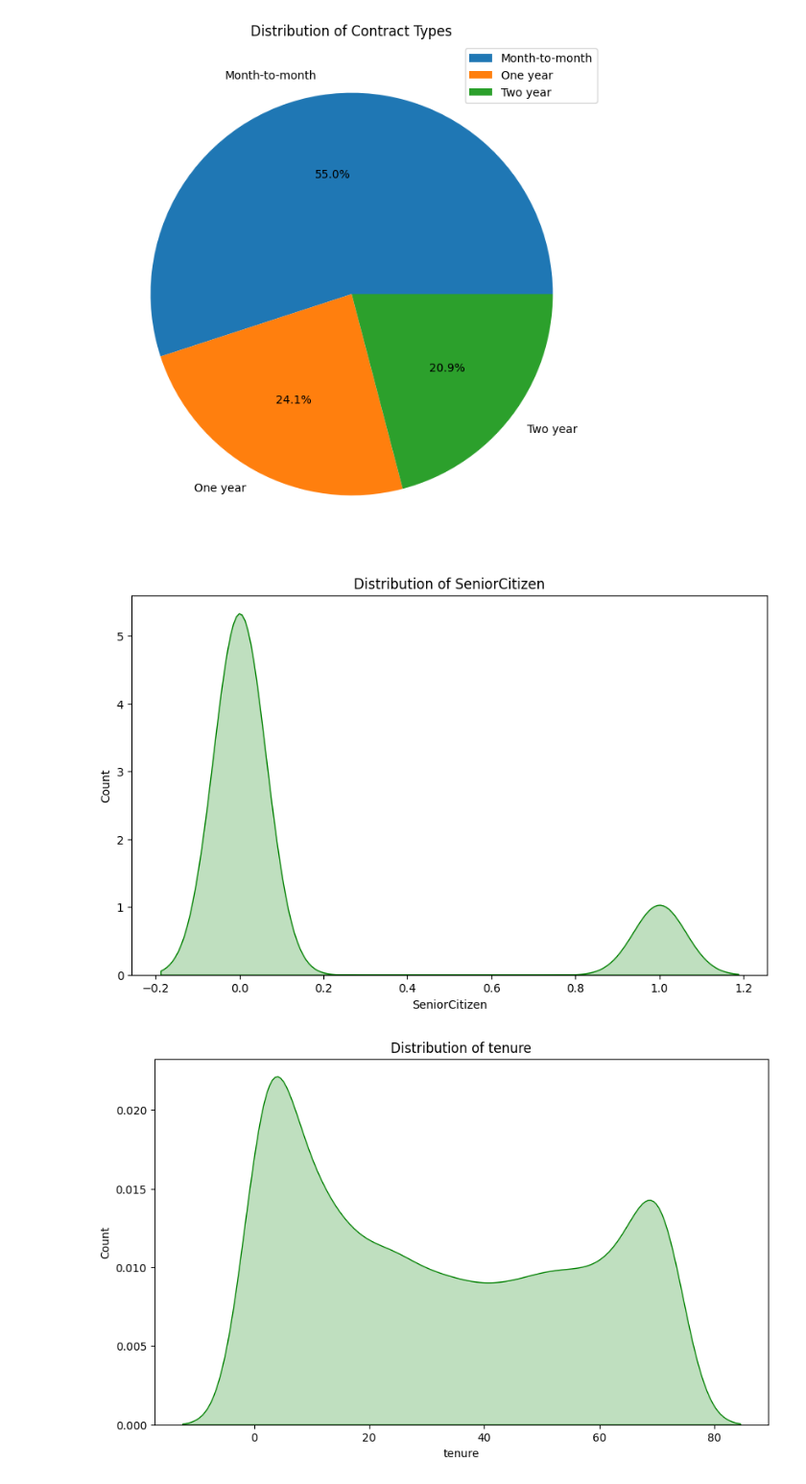
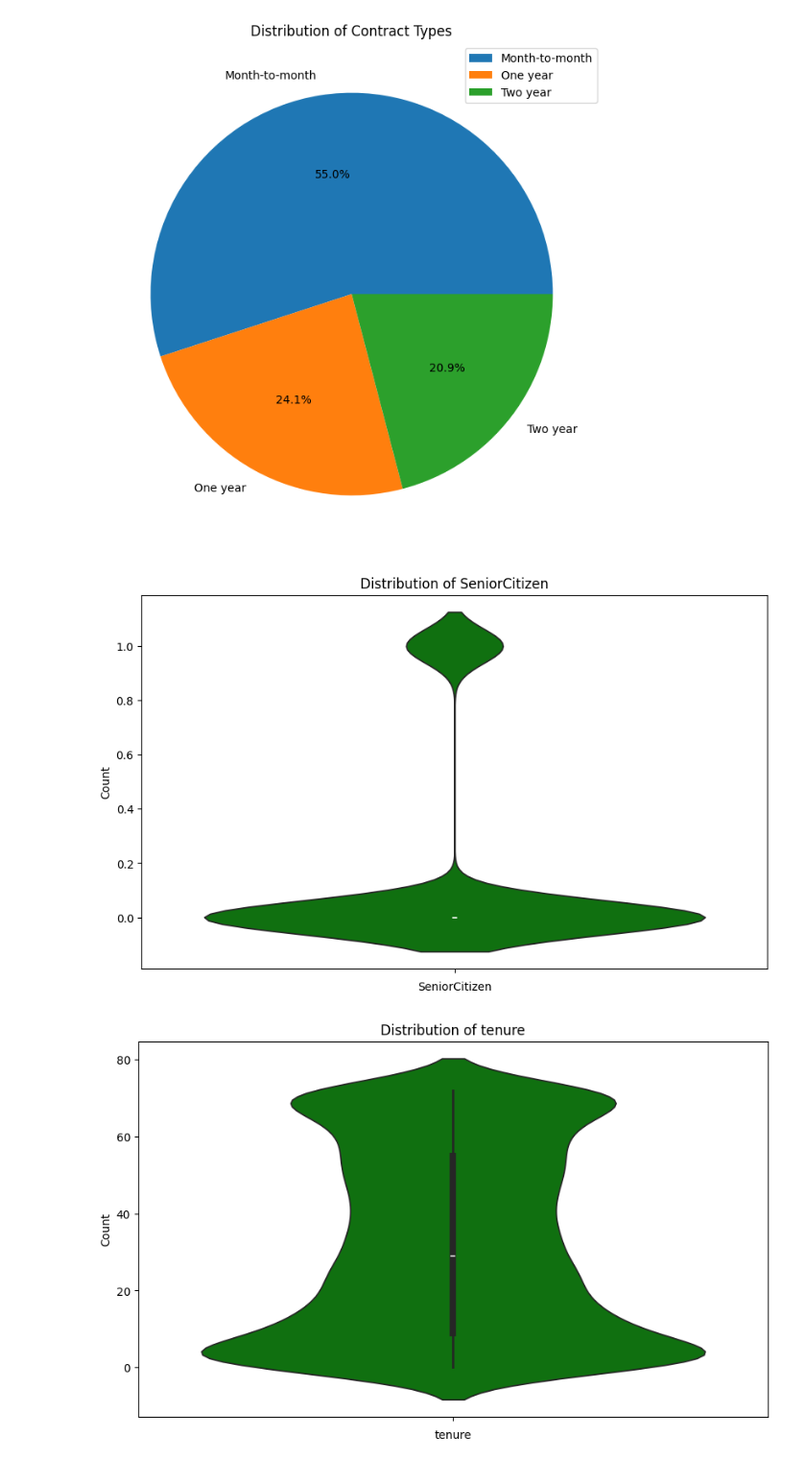
Before and after one commit to elmoujahidayoub171/Customer-Churn-Prediction, a Jupyter notebook: notebooks/eda.ipynb, the cells around one changed output. Shown at 96% size. Cells and saved outputs as stored; diff of their text form; code cells hidden in the pictures.

```diff
--- a/notebooks/eda.ipynb
+++ b/notebooks/eda.ipynb
@@ -117,13 +117,14 @@ plt.legend(labels=data["Contract"].unique() , loc="upper right")
 <matplotlib.legend.Legend at 0x...>
 [figure]
 # %%
+# Distribution of Senior Citizens, Tenure, and Monthly Charges
 x =['SeniorCitizen', 'tenure', 'MonthlyCharges']
 for i in x:
     plt.figure(figsize=(10, 6))
-    sns.kdeplot(data[i] , fill=True , color = "green")
+    sns.violinplot(data[i] , fill=True , color = "green")
     plt.title(f"Distribution of {i}")
     plt.xlabel(i)
     plt.ylabel("Count")
 # %% [output]
-[figure, old version]
+[figure, new version]
-[figure, old version]
+[figure, new version]
```
Also changed, not shown: parts of 2 cells of this notebook.
